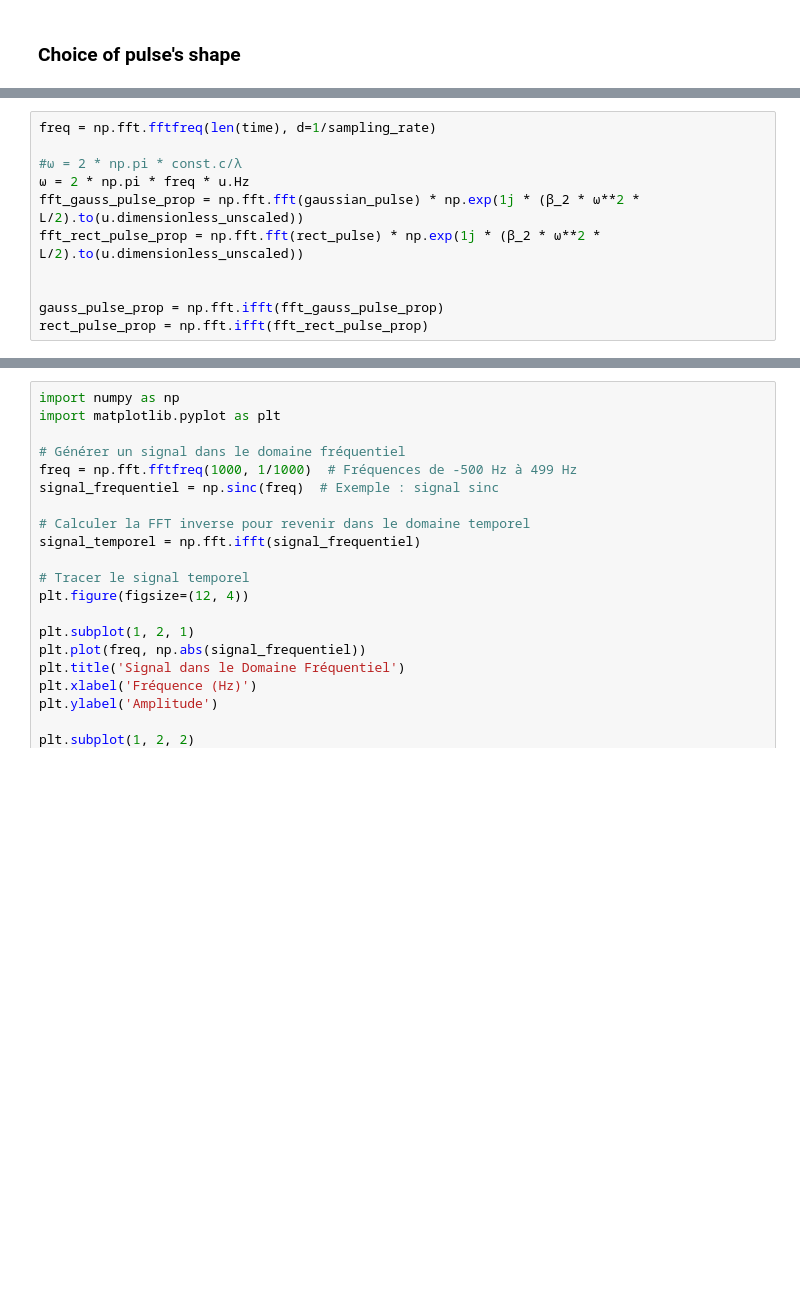
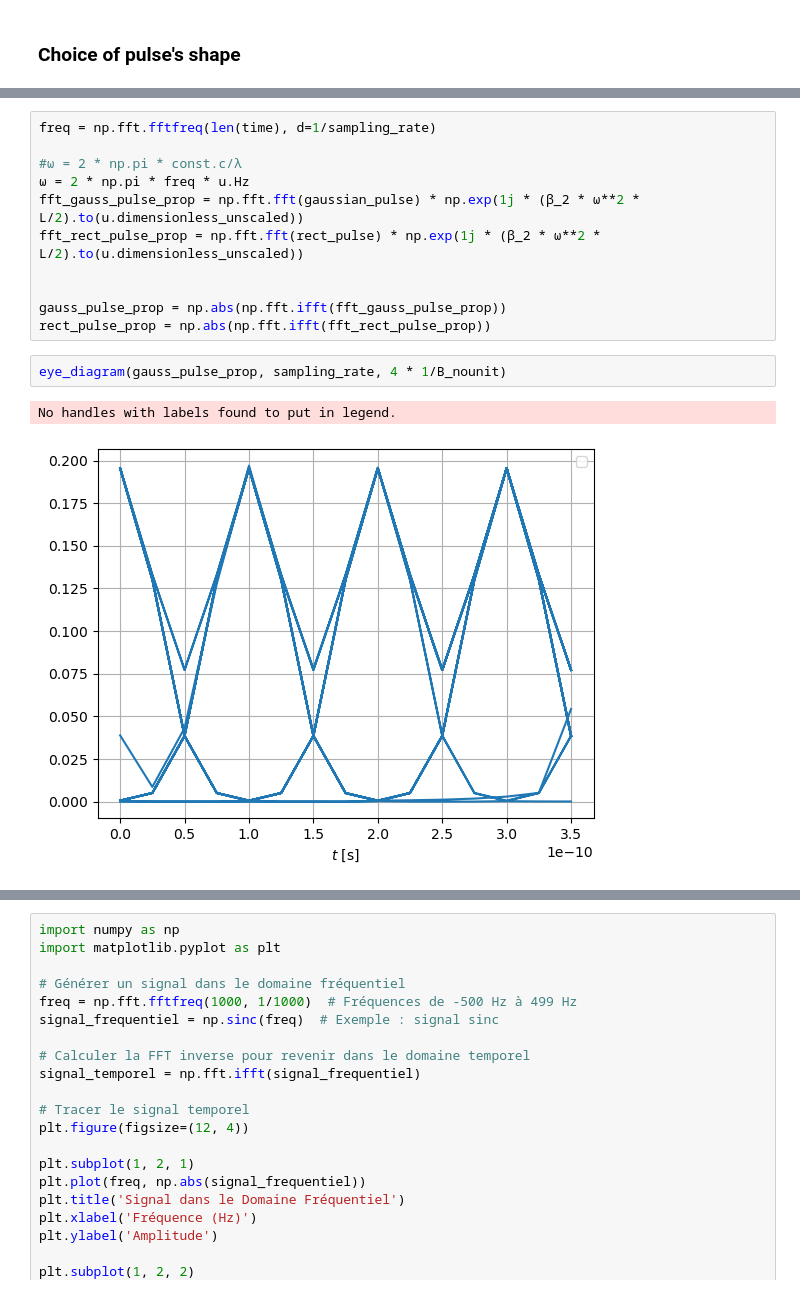
Before and after one commit to HamidMahamat/TOPT_proj, a Jupyter notebook: BE1.ipynb, the cells around one changed output, grey strips where cells are left out. Cells and saved outputs as stored; diff of their text form; blank space fills up the shorter version.

```diff
--- a/BE1.ipynb
+++ b/BE1.ipynb
@@ -93,6 +156,11 @@ fft_gauss_pulse_prop = np.fft.fft(gaussian_pulse) * np.exp(1j * (β_2 * ω**2 *
 fft_rect_pulse_prop = np.fft.fft(rect_pulse) * np.exp(1j * (β_2 * ω**2 * L/2).to(u.dimensionless_unscaled))
 
 
-gauss_pulse_prop = np.fft.ifft(fft_gauss_pulse_prop)
-rect_pulse_prop = np.fft.ifft(fft_rect_pulse_prop)
+gauss_pulse_prop = np.abs(np.fft.ifft(fft_gauss_pulse_prop))
+rect_pulse_prop = np.abs(np.fft.ifft(fft_rect_pulse_prop))
+# %%
+eye_diagram(gauss_pulse_prop, sampling_rate, 4 * 1/B_nounit)
+# %% [output]
+No handles with labels found to put in legend.
+[figure, added]
 # %%
```
Also changed, not shown: parts of 7 cells of this notebook.
